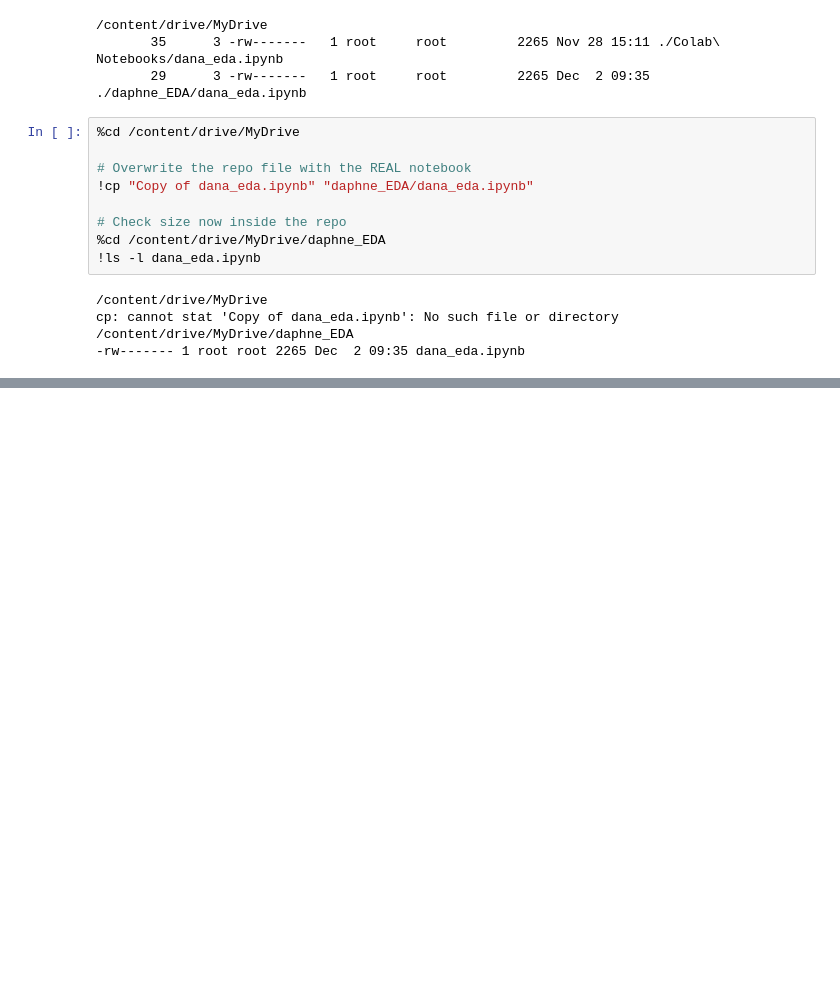
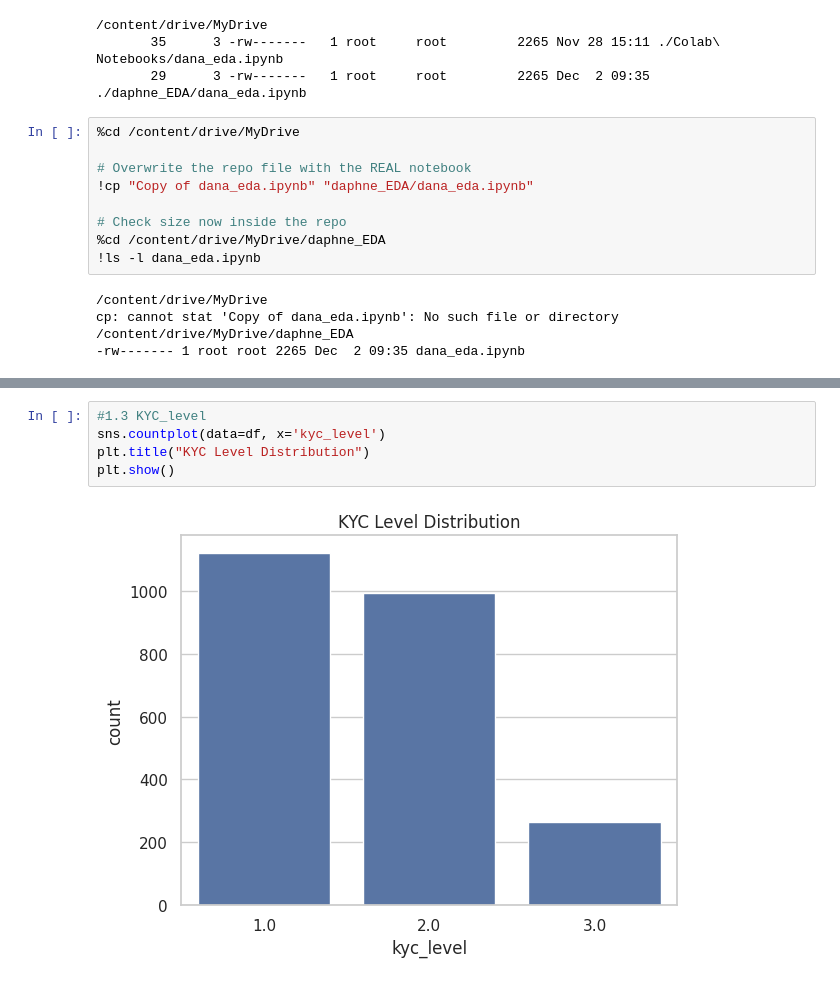
Before and after one commit to DaphneDana/daphne_EDA, a Jupyter notebook: dana_eda.ipynb, the cells around one changed output, grey strips where cells are left out. Saved outputs shown, nothing was run; the diff lists cells and outputs as text; blank space fills up the shorter version.

```diff
--- a/dana_eda.ipynb
+++ b/dana_eda.ipynb
@@ -651,0 +828,7 @@ cp: cannot stat 'Copy of dana_eda.ipynb': No such file or directory
+# %%
+#1.3 KYC_level
+sns.countplot(data=df, x='kyc_level')
+plt.title("KYC Level Distribution")
+plt.show()
+# %% [output]
+[figure, added]
```
Also changed, not shown: parts of 26 cells of this notebook.
